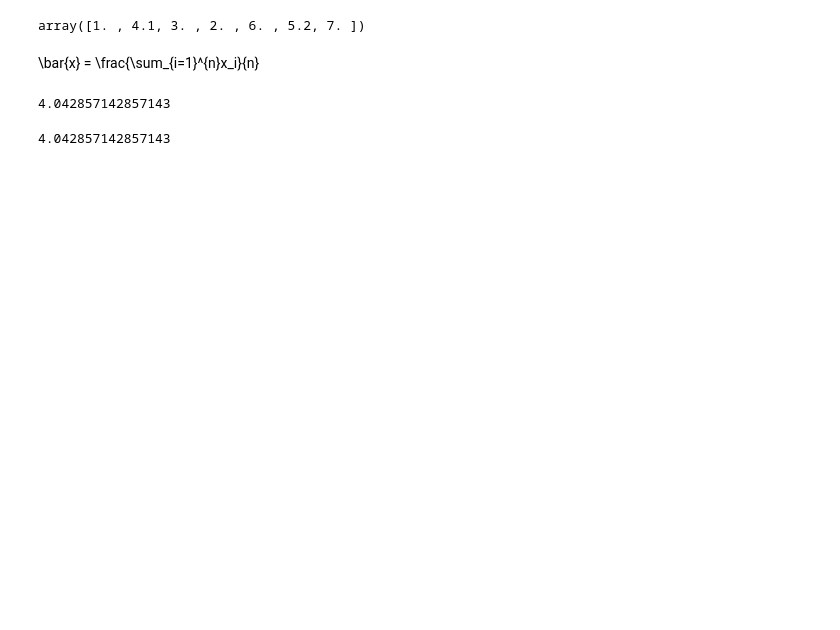
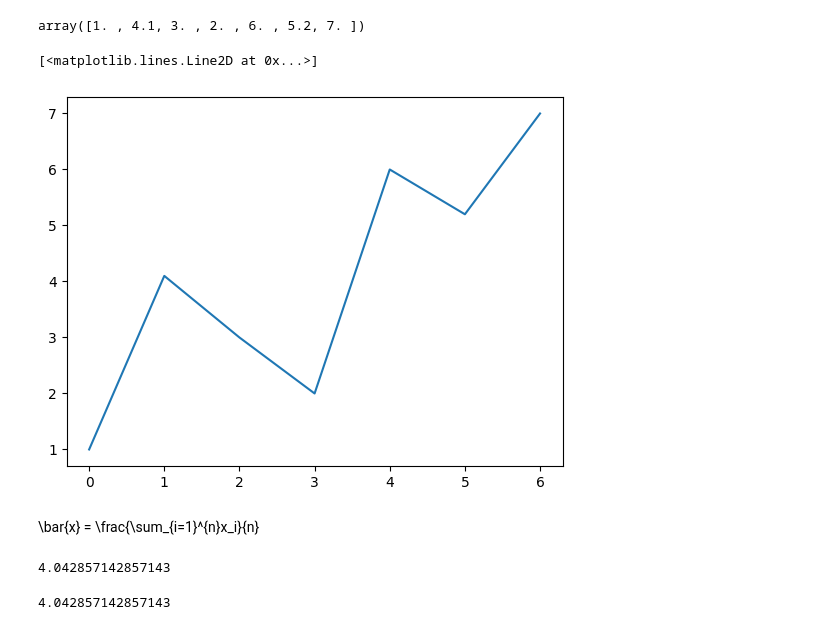
Before and after one commit to milicak/Data_Analysis_Course, a Jupyter notebook: Sample_distributions_mean_median_std.ipynb, the cells around one changed output. Saved outputs shown, nothing was run; the diff lists cells and outputs as text; code cells hidden in the pictures; blank space fills up the shorter version.

```diff
--- a/Sample_distributions_mean_median_std.ipynb
+++ b/Sample_distributions_mean_median_std.ipynb
@@ -11,6 +11,11 @@ x = np.array([1,4.1,3,2,6,5.2,7])
 x
 # %% [output]
 array([1. , 4.1, 3. , 2. , 6. , 5.2, 7. ])
+# %%
+plt.plot(x)
+# %% [output]
+[<matplotlib.lines.Line2D at 0x...>]
+[figure, added]
 # %%
 %%latex
 \bar{x} = \frac{\sum_{i=1}^{n}x_i}{n}
```
Also changed, not shown: parts of 2 cells of this notebook.
